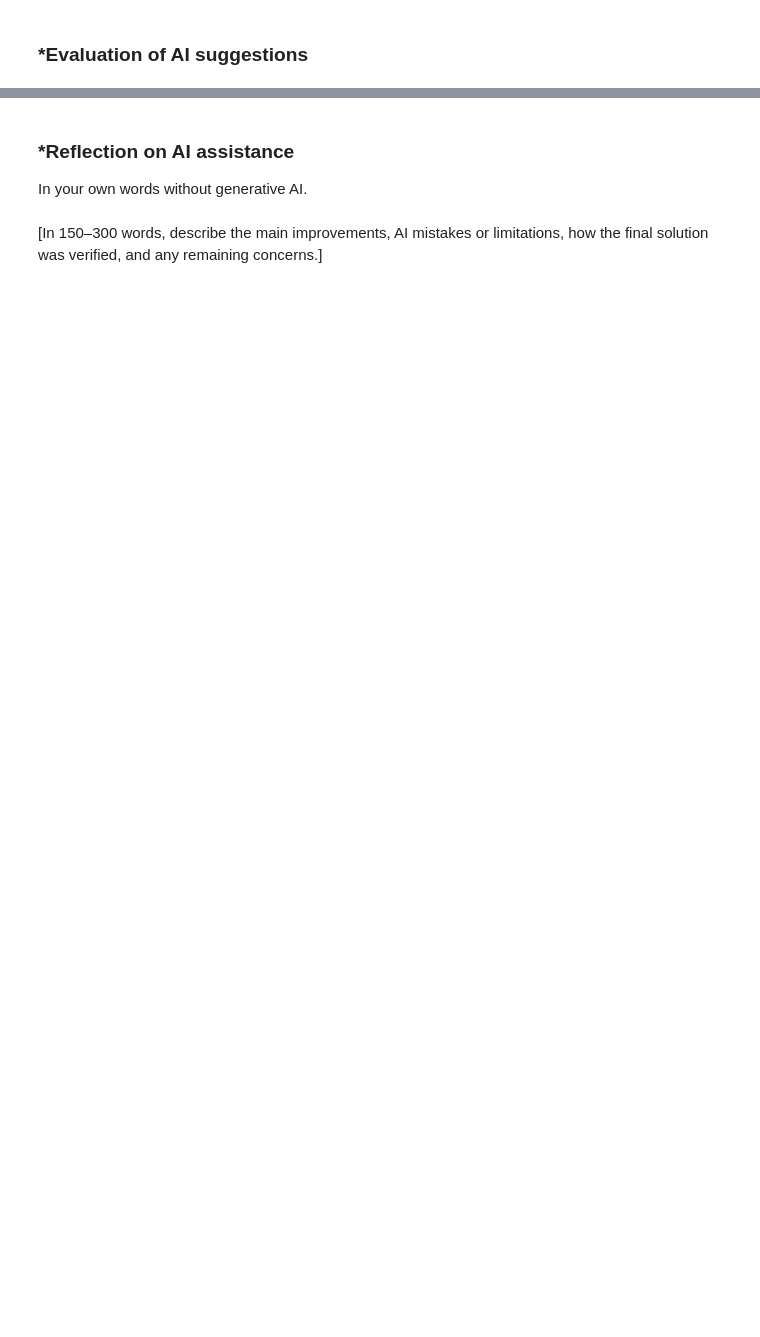
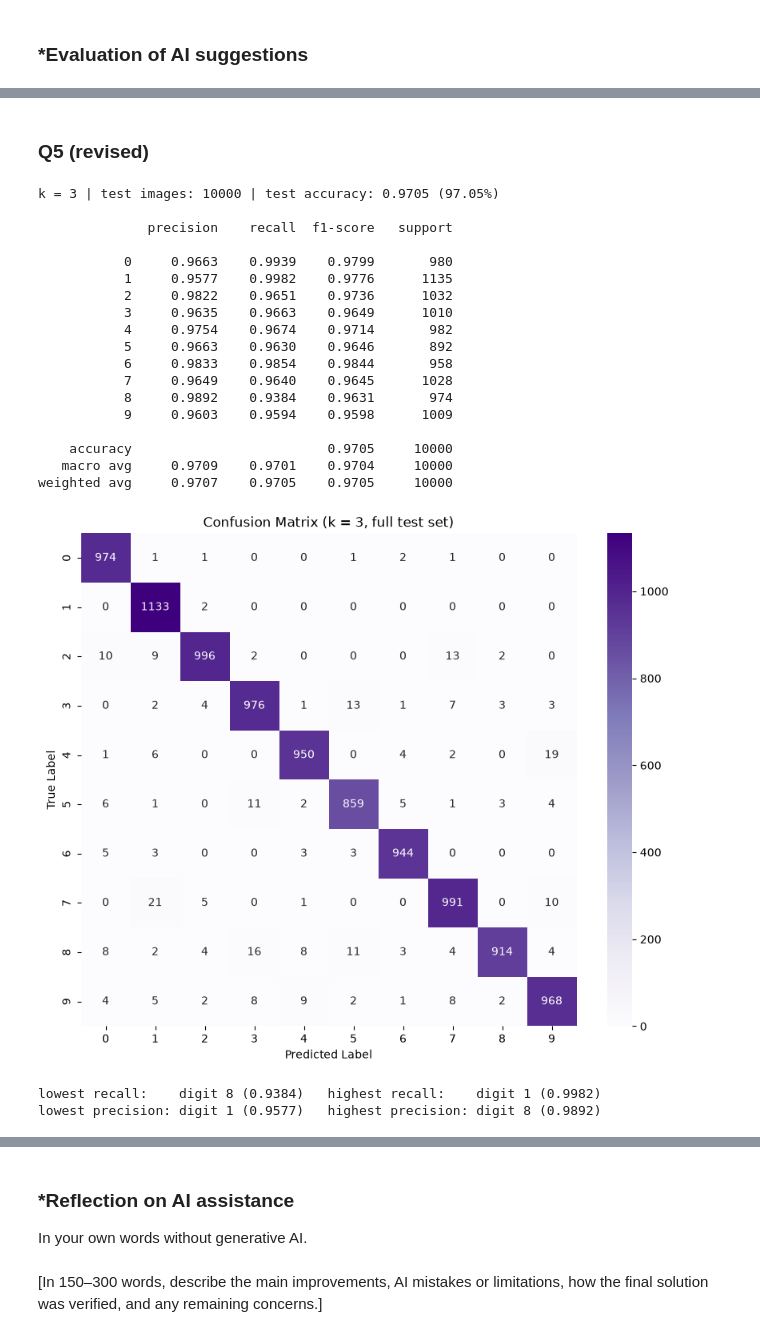
Before and after one commit to eviemcmahan/L01-cv, a Jupyter notebook: notebook_8.ipynb, the cells around one changed output, grey strips where cells are left out. Saved outputs shown, nothing was run; the diff lists cells and outputs as text; code cells hidden in the pictures; blank space fills up the shorter version.

```diff
--- a/notebook_8.ipynb
+++ b/notebook_8.ipynb
@@ -352,0 +521,51 @@ After the evaluation of AI suggestions, incorporate the accepted revisions into
+# %% [markdown]
+### Q5 (revised)
+# %%
+# ---- Q5 (Phase 2): final model on all 60,000 training images, scored once on all 10,000 test images ----
+from sklearn.metrics import accuracy_score, classification_report, confusion_matrix
+import seaborn as sns
+
+final_knn = KNeighborsClassifier(n_neighbors=best_k, n_jobs=-1).fit(X_train_f, y_train)
+y_pred = final_knn.predict(X_test_f)
+
+acc = accuracy_score(y_test, y_pred)
+print(f"k = {best_k} | test images: {len(y_test)} | test accuracy: {acc:.4f} ({acc*100:.2f}%)\n")
+print(classification_report(y_test, y_pred, digits=4))
+
+cm = confusion_matrix(y_test, y_pred)
+assert cm.sum() == len(y_test)
+plt.figure(figsize=(10, 8))
+sns.heatmap(cm, annot=True, fmt="d", cmap="Purples", xticklabels=range(10), yticklabels=range(10))
+plt.xlabel("Predicted Label"); plt.ylabel("True Label"); plt.title(f"Confusion Matrix (k = {best_k}, full test set)")
+plt.show()
+
+# Numbers to quote in the write-up, read straight from the confusion matrix
+recall = cm.diagonal() / cm.sum(axis=1)
+precision = cm.diagonal() / cm.sum(axis=0)
+report = classification_report(y_test, y_pred, output_dict=True)
+assert np.allclose(recall, [report[str(d)]['recall'] for d in range(10)])
+assert np.allclose(precision, [report[str(d)]['precision'] for d in range(10)])
+print(f"lowest recall:    digit {recall.argmin()} ({recall.min():.4f})   highest recall:    digit {recall.argmax()} ({recall.max():.4f})")
+print(f"lowest precision: digit {precision.argmin()} ({precision.min():.4f})   highest precision: digit {precision.argmax()} ({precision.max():.4f})")
+# %% [output]
+k = 3 | test images: 10000 | test accuracy: 0.9705 (97.05%)
+
+              precision    recall  f1-score   support
+
+           0     0.9663    0.9939    0.9799       980
+           1     0.9577    0.9982    0.9776      1135
+           2     0.9822    0.9651    0.9736      1032
+           3     0.9635    0.9663    0.9649      1010
+           4     0.9754    0.9674    0.9714       982
+           5     0.9663    0.9630    0.9646       892
+           6     0.9833    0.9854    0.9844       958
+           7     0.9649    0.9640    0.9645      1028
+           8     0.9892    0.9384    0.9631       974
+           9     0.9603    0.9594    0.9598      1009
+
+    accuracy                         0.9705     10000
+   macro avg     0.9709    0.9701    0.9704     10000
+weighted avg     0.9707    0.9705    0.9705     10000
+[figure, added]
+lowest recall:    digit 8 (0.9384)   highest recall:    digit 1 (0.9982)
+lowest precision: digit 1 (0.9577)   highest precision: digit 8 (0.9892)
```
Also changed, not shown: parts of 31 cells of this notebook.
